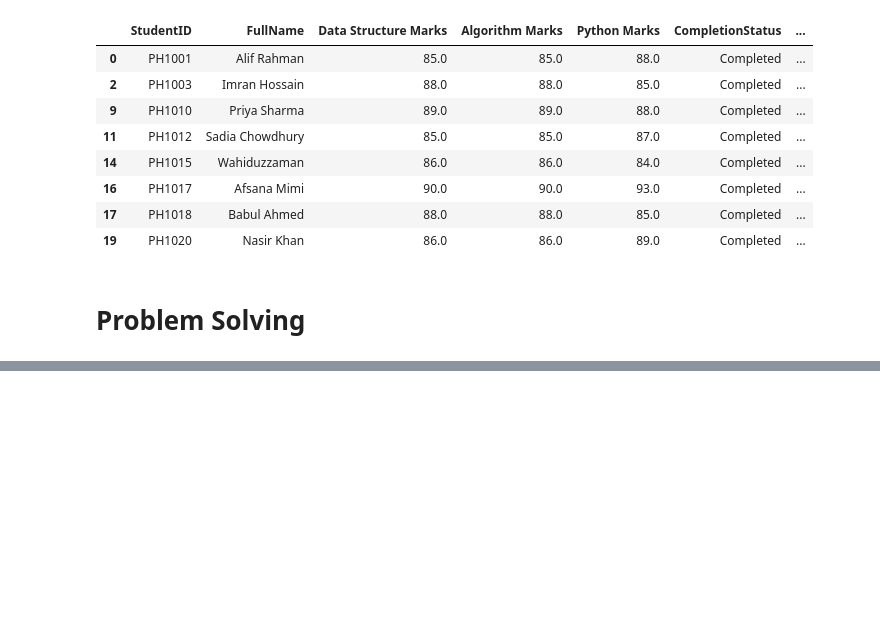
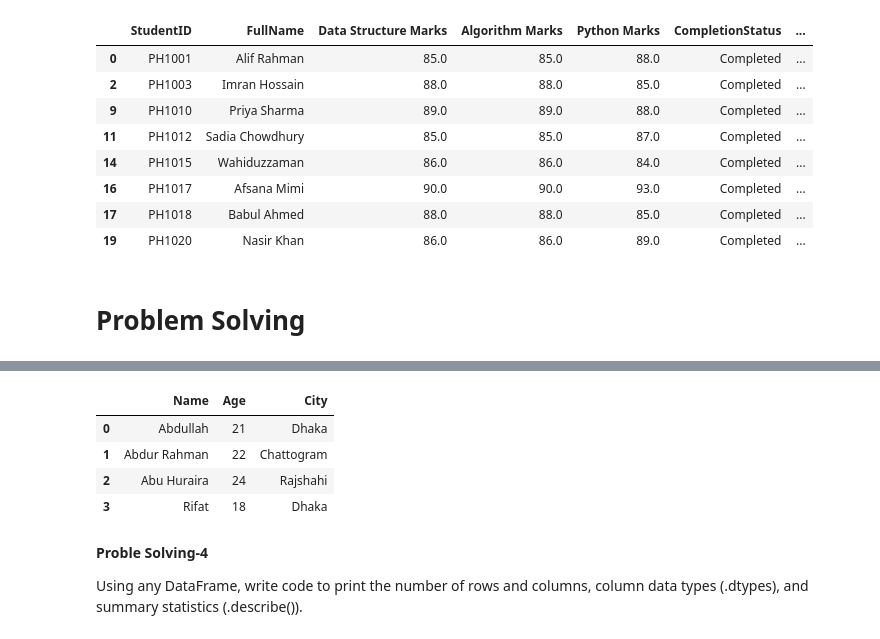
Before and after one commit to coderzaman/Data-Analysis-With-Pandas, a Jupyter notebook: Data_Analysis_With_Pandas.ipynb, the cells around one changed output, grey strips where cells are left out. Cells and saved outputs as stored; diff of their text form; code cells hidden in the pictures; blank space fills up the shorter version.

Commit message:
Problem solving

```diff
--- a/Data_Analysis_With_Pandas.ipynb
+++ b/Data_Analysis_With_Pandas.ipynb
@@ -2439,0 +2475,14 @@ def big_countries(world: pd.DataFrame) -> pd.DataFrame:
+# %%
+info_list = [['Abdullah', 21, 'Dhaka'], ['Abdur Rahman', 22, 'Chattogram'], ['Abu Huraira', 24, 'Rajshahi'], ['Rifat', 18, 'Dhaka']]
+df = pd.DataFrame(info_list, columns=['Name', 'Age', 'City'])
+df
+# %% [output]
+|  | Name | Age | City |
+| 0 | Abdullah | 21 | Dhaka |
+| 1 | Abdur Rahman | 22 | Chattogram |
+| 2 | Abu Huraira | 24 | Rajshahi |
+| 3 | Rifat | 18 | Dhaka |
+# %% [markdown]
+**Proble Solving-4**
+
+Using any DataFrame, write code to print the number of rows and columns, column data types (.dtypes), and summary statistics (.describe()).
```
Also changed, not shown: parts of 16 cells of this notebook.
